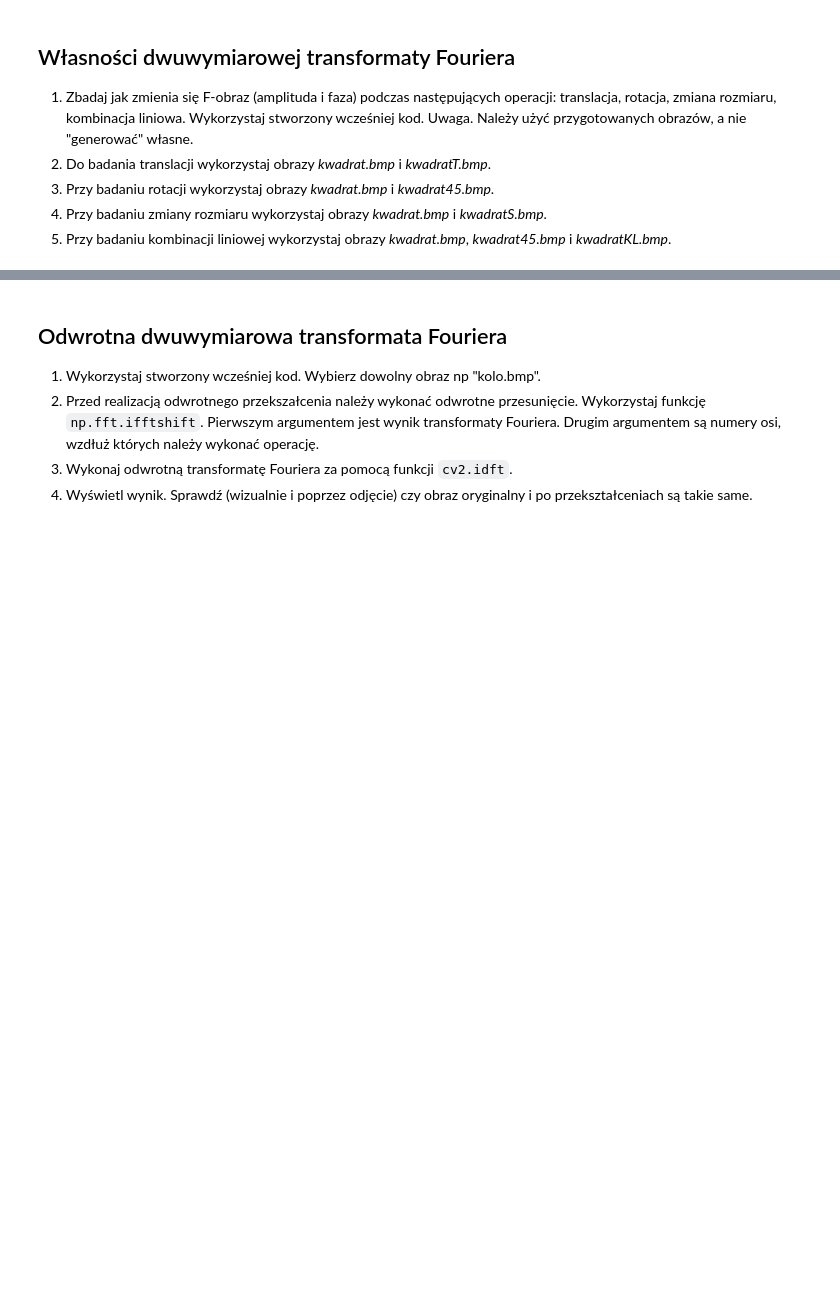
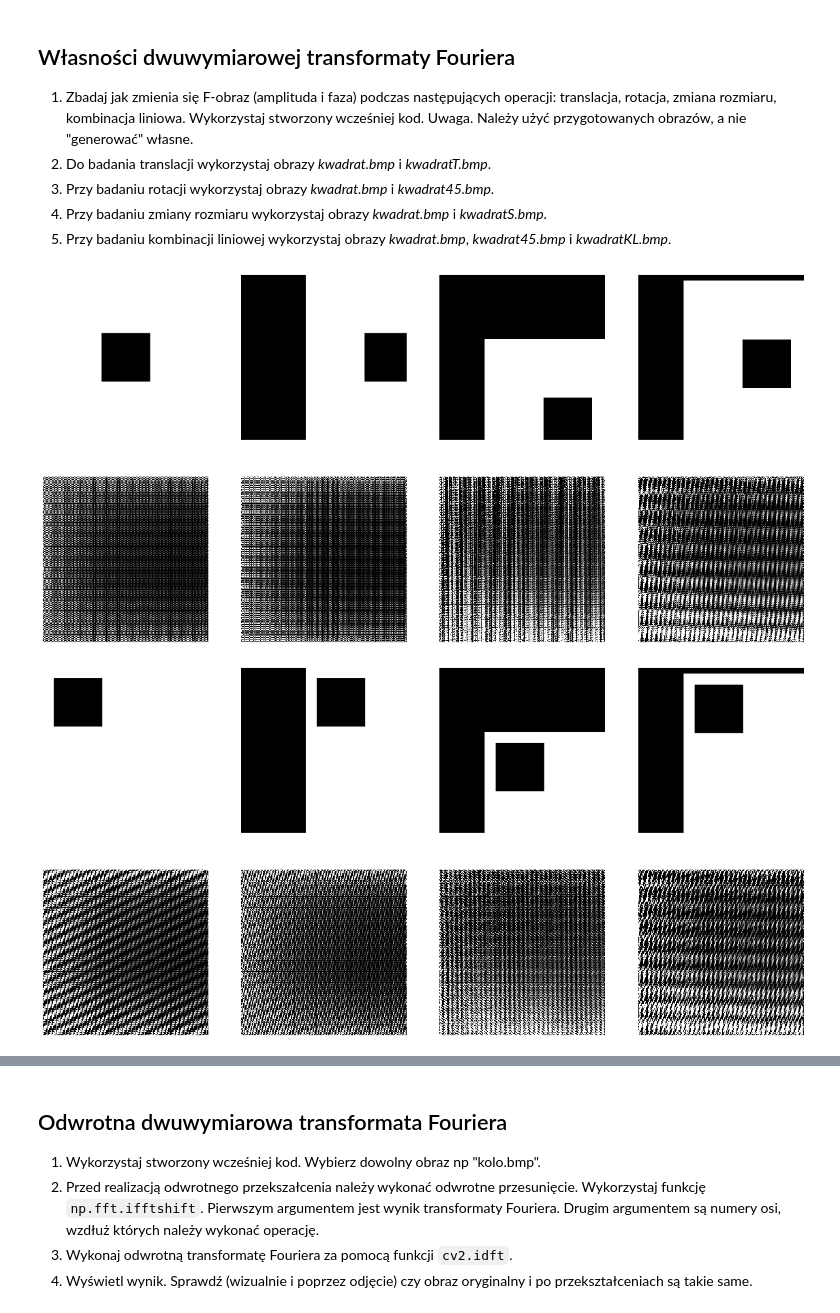
Before and after one commit to prz-ziaja/sem5, a Jupyter notebook: poc/lab08/08_Fourier.ipynb, the cells around one changed output, grey strips where cells are left out. Saved outputs shown, nothing was run; the diff lists cells and outputs as text; code cells hidden in the pictures; blank space fills up the shorter version.

```diff
--- a/poc/lab08/08_Fourier.ipynb
+++ b/poc/lab08/08_Fourier.ipynb
@@ -133,6 +133,10 @@ kolo = cv2.imread('kolo.bmp',cv2.IMREAD_GRAYSCALE)
 kwadrat = cv2.imread('kwadrat.bmp',cv2.IMREAD_GRAYSCALE)
 kwadrat45 = cv2.imread('kwadrat45.bmp',cv2.IMREAD_GRAYSCALE)
 trojkat = cv2.imread('trojkat.bmp',cv2.IMREAD_GRAYSCALE)
+kwadrat_t = cv2.imread('kwadratT.bmp',cv2.IMREAD_GRAYSCALE)
+kwadratS = cv2.imread('kwadratS.bmp',cv2.IMREAD_GRAYSCALE)
+kwadratKL = cv2.imread('kwadratKL.bmp',cv2.IMREAD_GRAYSCALE)
+lena = cv2.imread('lena.bmp',cv2.IMREAD_GRAYSCALE)
 # %%
 fig, ax = plt.subplots(2,4)
 fig.set_size_inches(20,10)
@@ -153,3 +157,21 @@ Uwaga. Należy użyć przygotowanych obrazów, a nie "generować" własne.
 3. Przy badaniu rotacji wykorzystaj obrazy *kwadrat.bmp* i *kwadrat45.bmp*.
 4. Przy badaniu zmiany rozmiaru wykorzystaj obrazy *kwadrat.bmp* i *kwadratS.bmp*.
 5. Przy badaniu kombinacji liniowej wykorzystaj obrazy *kwadrat.bmp*, *kwadrat45.bmp* i *kwadratKL.bmp*.
+# %%
+def show_prop(pictures):
+    fig, ax = plt.subplots(2,len(pictures))
+    fig.set_size_inches(20,10)
+    for i,j in enumerate(pictures):
+        ax[0,i].imshow(j,'gray')
+        ax[0,i].axis('off')
+        ax[1,i].imshow(cv2.dft(j.astype('float')),'gray',vmin=0,vmax=255)
+        ax[1,i].axis('off')
+    plt.show()
+# %%
+t=[cv2.warpAffine(kwadrat,np.float32([[1,0,x],[0,1,y]]), kwadrat.shape) for x,y in [[0,0],[100,0],[70,100],[70,10]]]
+show_prop(t)
+t=[cv2.warpAffine(kwadrat_t,np.float32([[1,0,x],[0,1,y]]), kwadrat_t.shape) for x,y in [[0,0],[100,0],[70,100],[70,10]]]
+show_prop(t)
+# %% [output]
+[figure, added]
+[figure, added]
```
Also changed, not shown: parts of 9 cells of this notebook.
